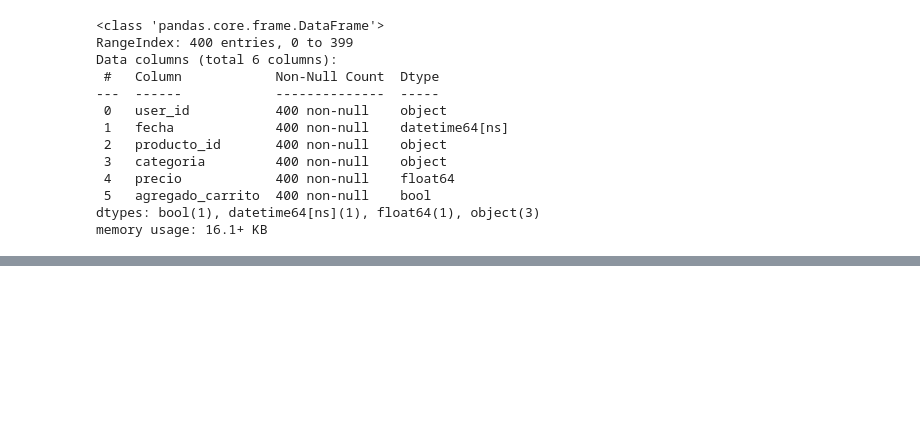
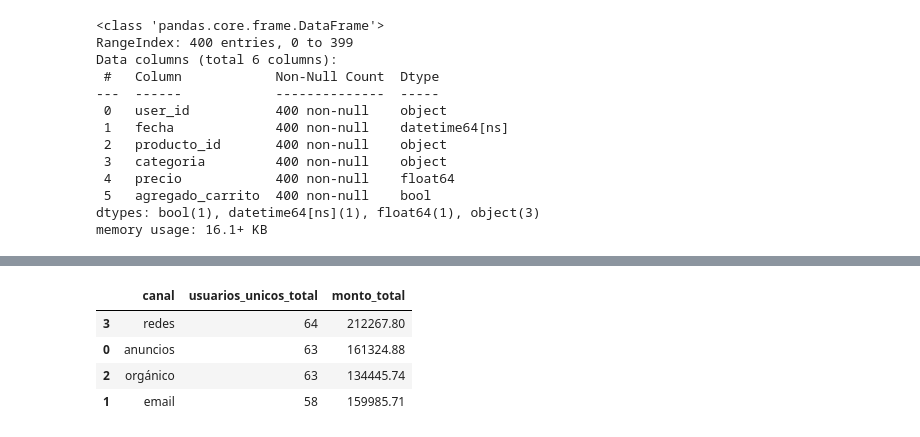
Before and after one commit to passtenn/analisis_de-_comportamiento_de_usuarios_en_una_tienda_en_linea, a Jupyter notebook: EDA_ecommerce.ipynb, the cells around one changed output, grey strips where cells are left out. Drawn from its saved outputs; the diff is of its cells as text; code cells hidden in the pictures; blank space fills up the shorter version.

```diff
--- a/EDA_ecommerce.ipynb
+++ b/EDA_ecommerce.ipynb
@@ -334,0 +358,15 @@ memory usage: 16.1+ KB
+# %%
+# Canales de adquisición con más conversiones.
+
+#Vamos a unir el dato del sessions con los clientes
+conversiones_merge = pd.merge(sessions,orders, on='user_id', how='outer')
+conversiones_filtered = conversiones_merge[conversiones_merge['order_id'].notnull()]
+conversiones_filtered
+conversiones_group = conversiones_merge.groupby('canal').agg(usuarios_unicos_total=('user_id','nunique'),monto_total=('monto','sum')).reset_index().sort_values('usuarios_unicos_total', ascending=False)
+conversiones_group
+# %% [output]
+|  | canal | usuarios_unicos_total | monto_total |
+| 3 | redes | 64 | 212267.80 |
+| 0 | anuncios | 63 | 161324.88 |
+| 2 | orgánico | 63 | 134445.74 |
+| 1 | email | 58 | 159985.71 |
```
Also changed, not shown: parts of 5 cells of this notebook.
